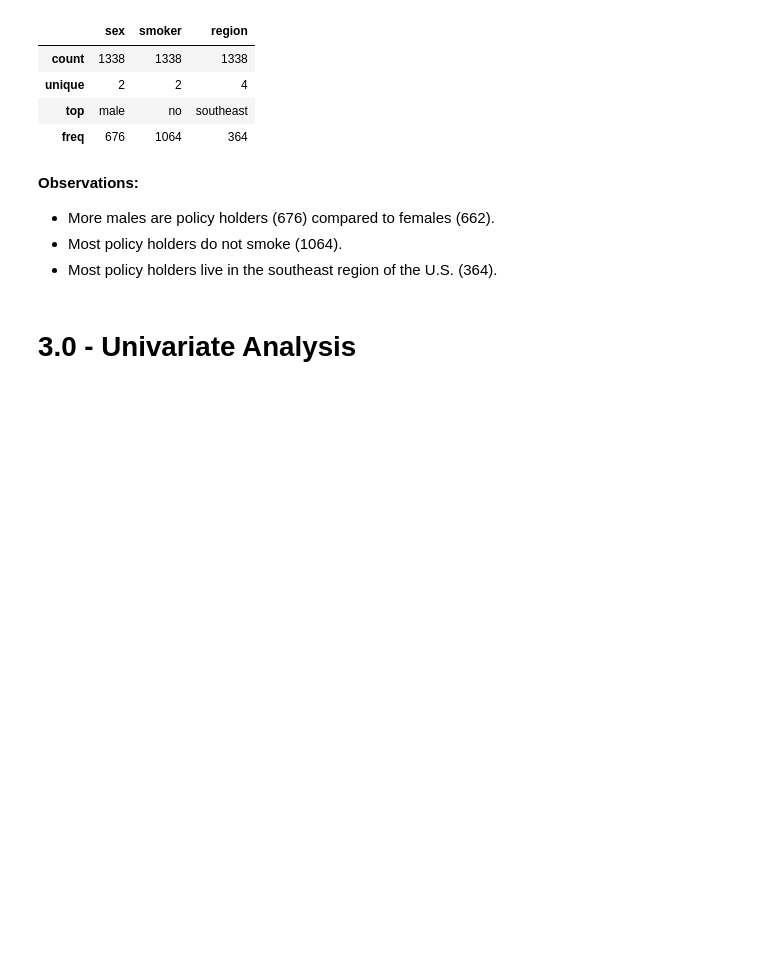
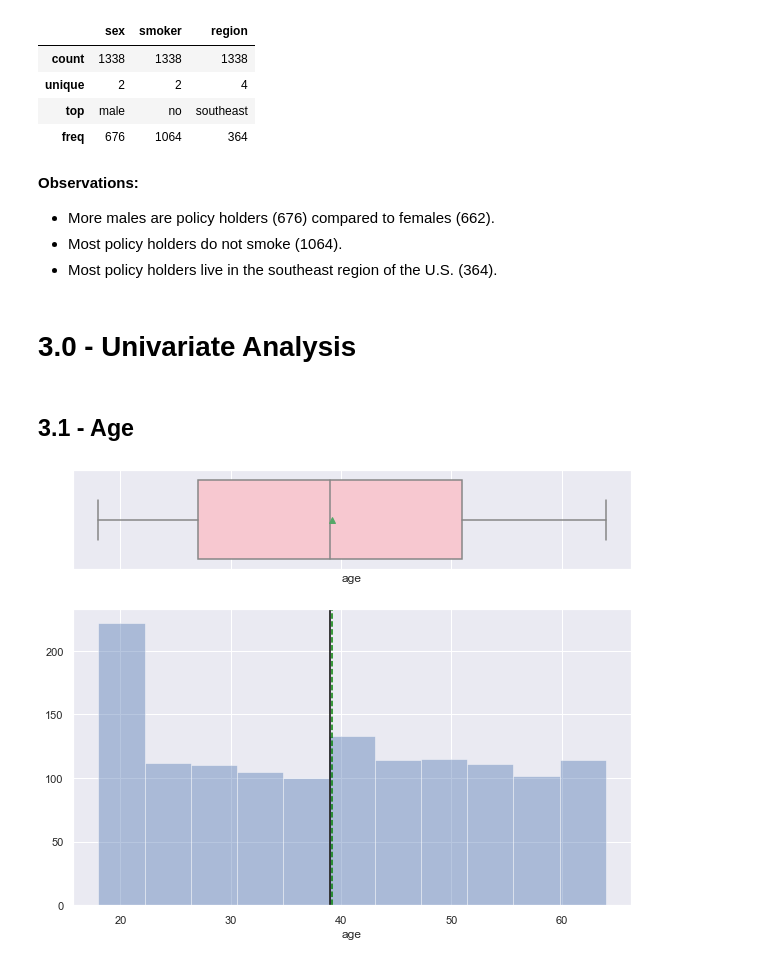
Before and after one commit to sarahthomas990/ut_projects, a Jupyter notebook: Project 2 - Axis Insurance.ipynb, the cells around one changed output. Drawn from its saved outputs; the diff is of its cells as text; code cells hidden in the pictures; blank space fills up the shorter version.

```diff
--- a/Project 2 - Axis Insurance.ipynb
+++ b/Project 2 - Axis Insurance.ipynb
@@ -174,3 +174,26 @@ __Observations:__
 * Most policy holders live in the southeast region of the U.S. (364).
 # %% [markdown]
 # 3.0 - Univariate Analysis
+# %%
+# This function will allow us to create a boxplot and histogram for each quantitative
+# variable. (learned/customized from debrief of Project 1 Cardio Good Fitness)
+def histogram_boxplot(feature, figsize=(10,8), bins=None):
+    """ Boxplot and histogram combined
+    feature: 1-d array
+    figsize: size of fig
+    bins: number of bins (default None / auto)
+    """
+    f2, (ax_box2, ax_hist2) = plt.subplots(nrows = 2,
+                                          sharex = True,
+                                          gridspec_kw = {"height_ratios": (.25, .75)},
+                                          figsize = figsize)
+    sns.boxplot(feature, ax = ax_box2, showmeans = True, color = 'pink')
+    sns.distplot(feature, kde = F, ax = ax_hist2, bins = bins, palette = "winter") if bins else sns.distplot(feature, kde = False, ax = ax_hist2)
+    ax_hist2.axvline(np.mean(feature), color='green', linestyle='--') # add mean to the histogram
+    ax_hist2.axvline(np.median(feature), color='black', linestyle='-') # add median to the histogram
+# %% [markdown]
+## 3.1 - Age
+# %%
+histogram_boxplot(axis_ins["age"])
+# %% [output]
+[figure, added]
```
Also changed, not shown: parts of 47 cells of this notebook.
